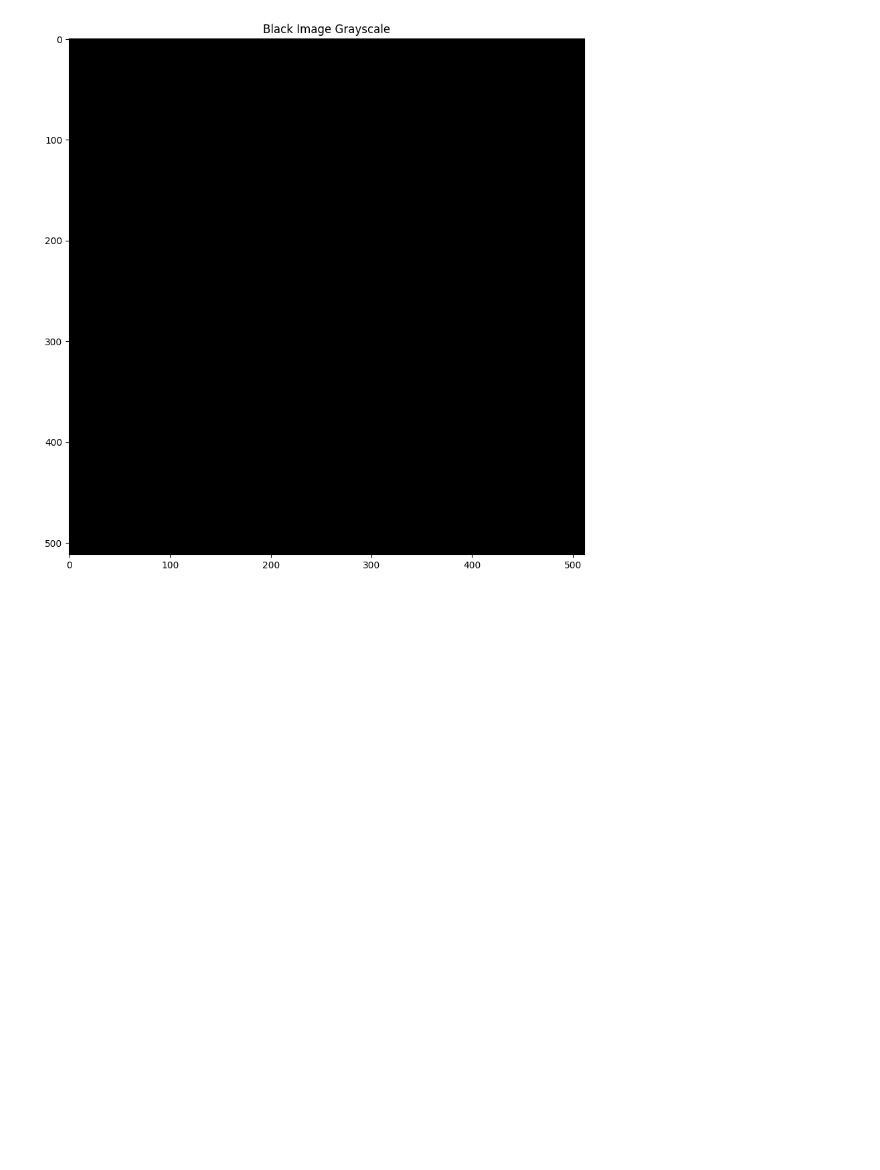
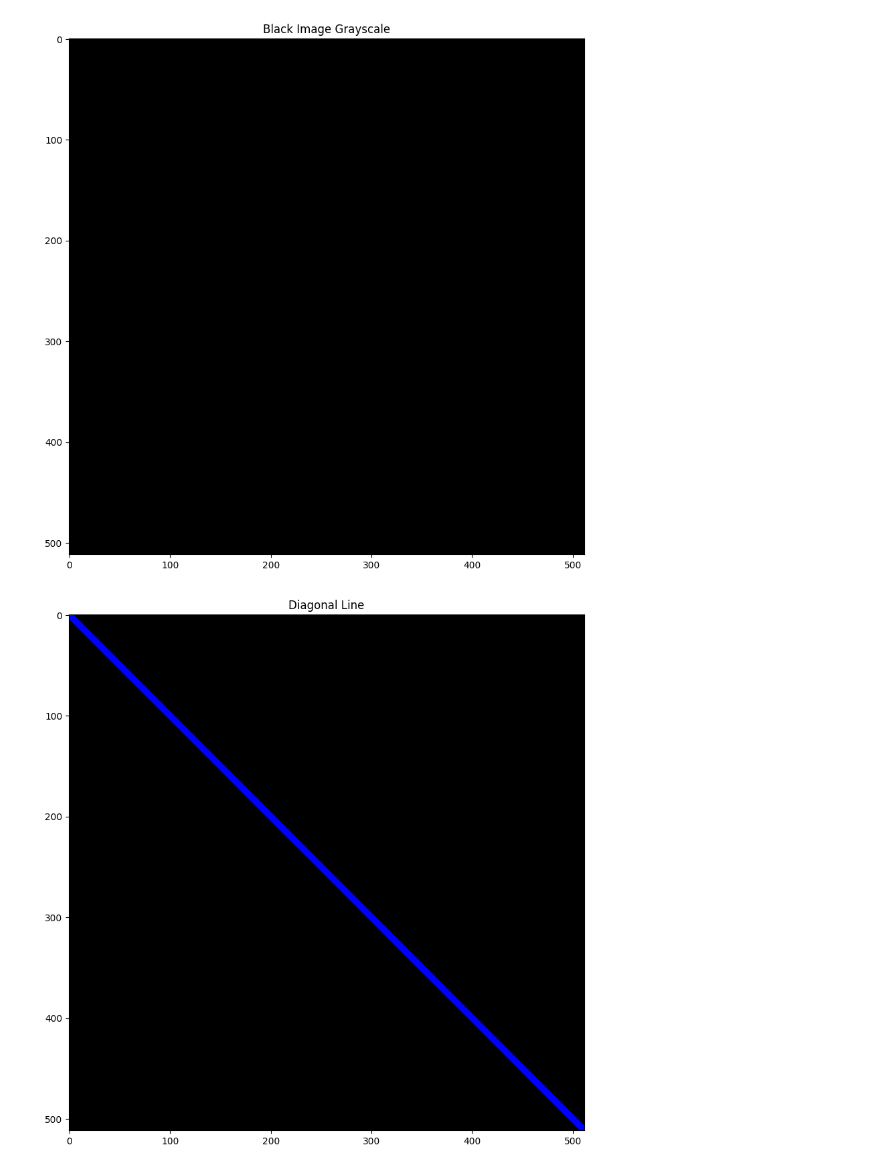
Before and after one commit to maxprogrammer007/Computer-Vision, a Jupyter notebook: 01_Image_Operations/04_Drawing_on_images_OpenCV.ipynb, the cells around one changed output. Saved outputs shown, nothing was run; the diff lists cells and outputs as text; code cells hidden in the pictures; blank space fills up the shorter version.

```diff
--- a/01_Image_Operations/04_Drawing_on_images_OpenCV.ipynb
+++ b/01_Image_Operations/04_Drawing_on_images_OpenCV.ipynb
@@ -22,3 +22,10 @@ imshow('Black Image Grayscale',image_gray)
 # %% [output]
 [figure]
 [figure]
+# %%
+# drawing a diagonal line
+
+cv2.line(image,(0,0),(511,511),(255,0,0),5)
+imshow('Diagonal Line',image)
+# %% [output]
+[figure, added]
```
